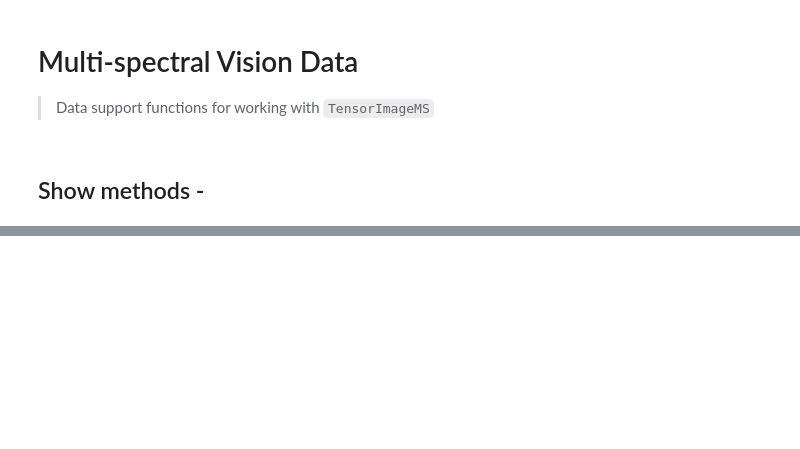
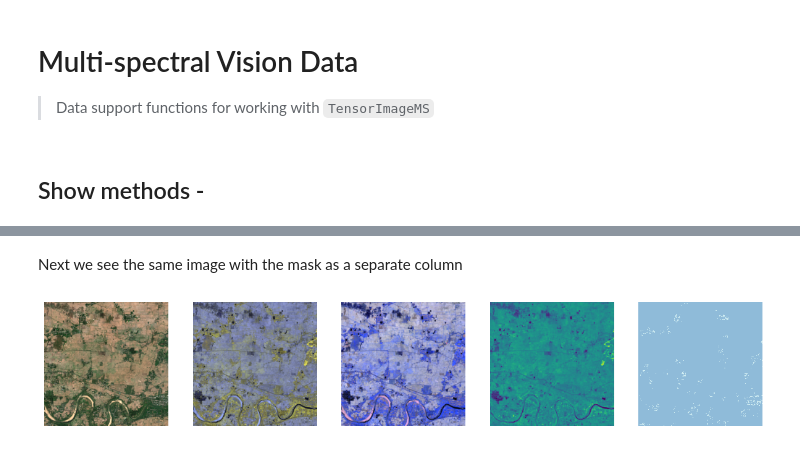
Before and after one commit to restlessronin/fastgs, a Jupyter notebook: nbs/08a_vision.data.ipynb, the cells around one changed output, grey strips where cells are left out. Saved outputs shown, nothing was run; the diff lists cells and outputs as text; code cells hidden in the pictures; blank space fills up the shorter version.

```diff
--- a/nbs/08a_vision.data.ipynb
+++ b/nbs/08a_vision.data.ipynb
@@ -27,3 +61,9 @@ def _show_one_sample(img: TensorImageMS, msk: TensorMask, row, mskovl, **kwargs)
+# %% [markdown]
+Next we see the same image with the mask as a separate column
+# %%
+_show_one(False)
+# %% [output]
+[figure, added]
 # %%
 #| export
 @typedispatch
```
Also changed, not shown: parts of 7 cells of this notebook, 15 other files.
